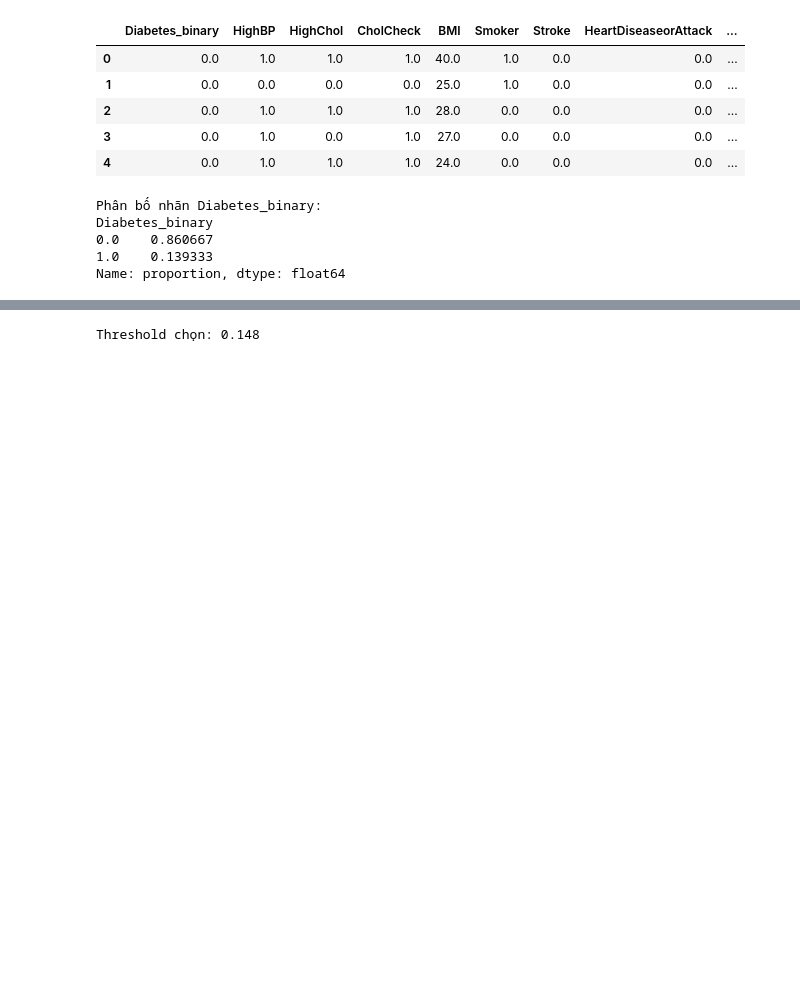
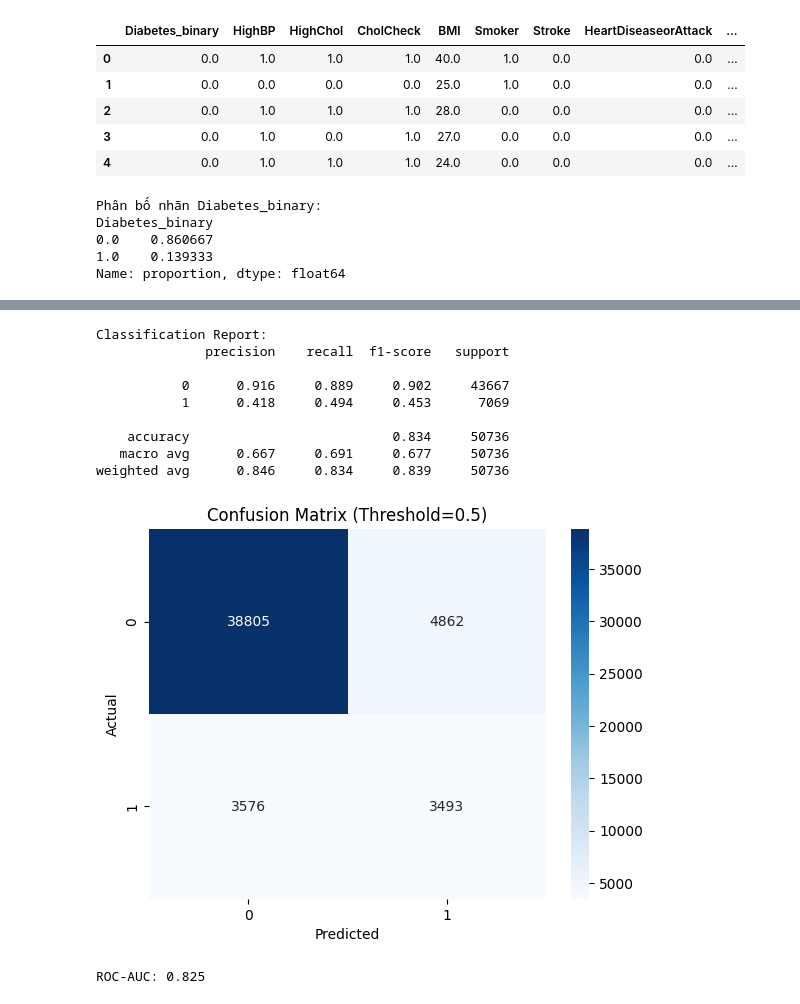
Before and after one commit to harry-md/building-model, a Jupyter notebook: diabetes.ipynb, the cells around one changed output, grey strips where cells are left out. Cells and saved outputs as stored; diff of their text form; code cells hidden in the pictures; blank space fills up the shorter version.

```diff
--- a/diabetes.ipynb
+++ b/diabetes.ipynb
@@ -70,25 +60,19 @@ Tỷ lệ bệnh trong train: 0.139
 # %%
-# ===========================
-# 4. Pipeline XGBoost (với chuẩn hóa + SMOTE)
-# ===========================
-from sklearn.ensemble import RandomForestClassifier
+# 4. Tạo pipeline
+from imblearn.over_sampling import RandomOverSampler
 
 pipeline = ImbPipeline(
     steps=[
-        ("scaler", StandardScaler()),
-        ("smote", SMOTE(random_state=42, sampling_strategy=0.5)),
+        ("smote", SMOTE(random_state=42, sampling_strategy=0.4)),
         (
             "model",
             XGBClassifier(
-                n_estimators=400,
+                n_estimators=500,
                 learning_rate=0.05,
                 max_depth=6,
                 subsample=0.8,
                 colsample_bytree=0.8,
-                tree_method="hist",
-                objective="binary:logistic",
-                eval_metric="error",
-                scale_pos_weight=1,
+                eval_metric="aucpr",
                 n_jobs=-1,
                 random_state=42,
             ),
@@ -119,18 +102,35 @@ Pipeline(steps=[('scaler', StandardScaler()),
                                num_parallel_tree=None, ...))])
 # %%
 # ===========================
-# 6. Chọn threshold dựa vào tập Validation
+# 6. Đánh giá mô hình (Threshold = 0.5)
 # ===========================
-proba_val = pipeline.predict_proba(X_val)[:, 1]
-prec, rec, thr = precision_recall_curve(y_val, proba_val)
+proba = pipeline.predict_proba(X_test)[:, 1]
+y_pred = (proba >= 0.5).astype(int)
 
-target_recall = 0.8
-idx = (np.abs(rec[:-1] - target_recall)).argmin()
-best_threshold = thr[idx]
+print("Classification Report:")
+print(classification_report(y_test, y_pred, digits=3))
 
-print(f"Threshold chọn: {best_threshold:.3f}")
+cm = confusion_matrix(y_test, y_pred)
+sns.heatmap(cm, annot=True, fmt="d", cmap="Blues")
+plt.title("Confusion Matrix (Threshold=0.5)")
+plt.xlabel("Predicted")
+plt.ylabel("Actual")
+plt.show()
+
+roc = roc_auc_score(y_test, proba)
+print(f"ROC-AUC: {roc:.3f}")
 # %% [output]
-Threshold chọn: 0.148
+Classification Report:
+              precision    recall  f1-score   support
+
+           0      0.916     0.889     0.902     43667
+           1      0.418     0.494     0.453      7069
+
+    accuracy                          0.834     50736
+   macro avg      0.667     0.691     0.677     50736
+weighted avg      0.846     0.834     0.839     50736
+[figure, added]
+ROC-AUC: 0.825
 # %%
 # ===========================
 # 7. Đánh giá mô hình trên Test
```
Also changed, not shown: parts of 5 cells of this notebook, 17 other files.
